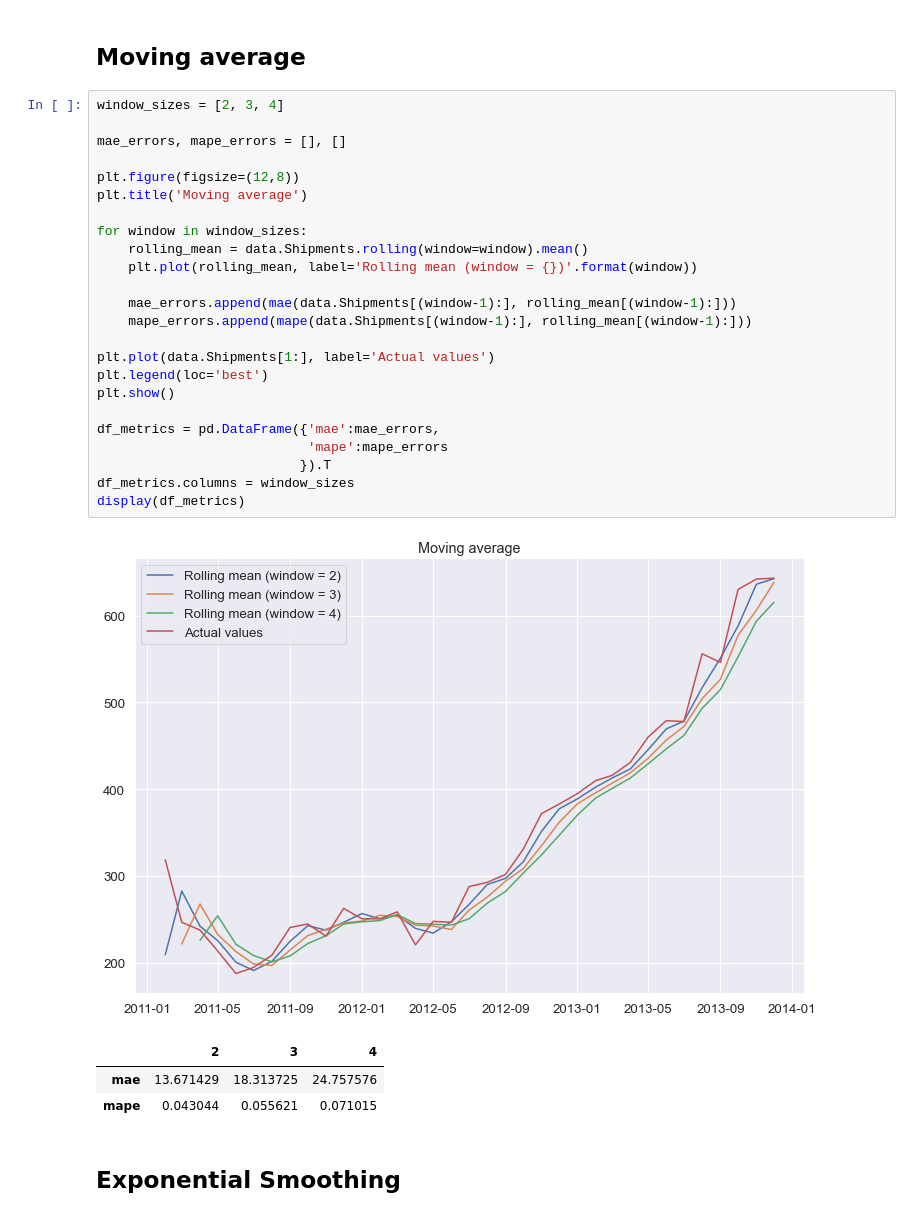
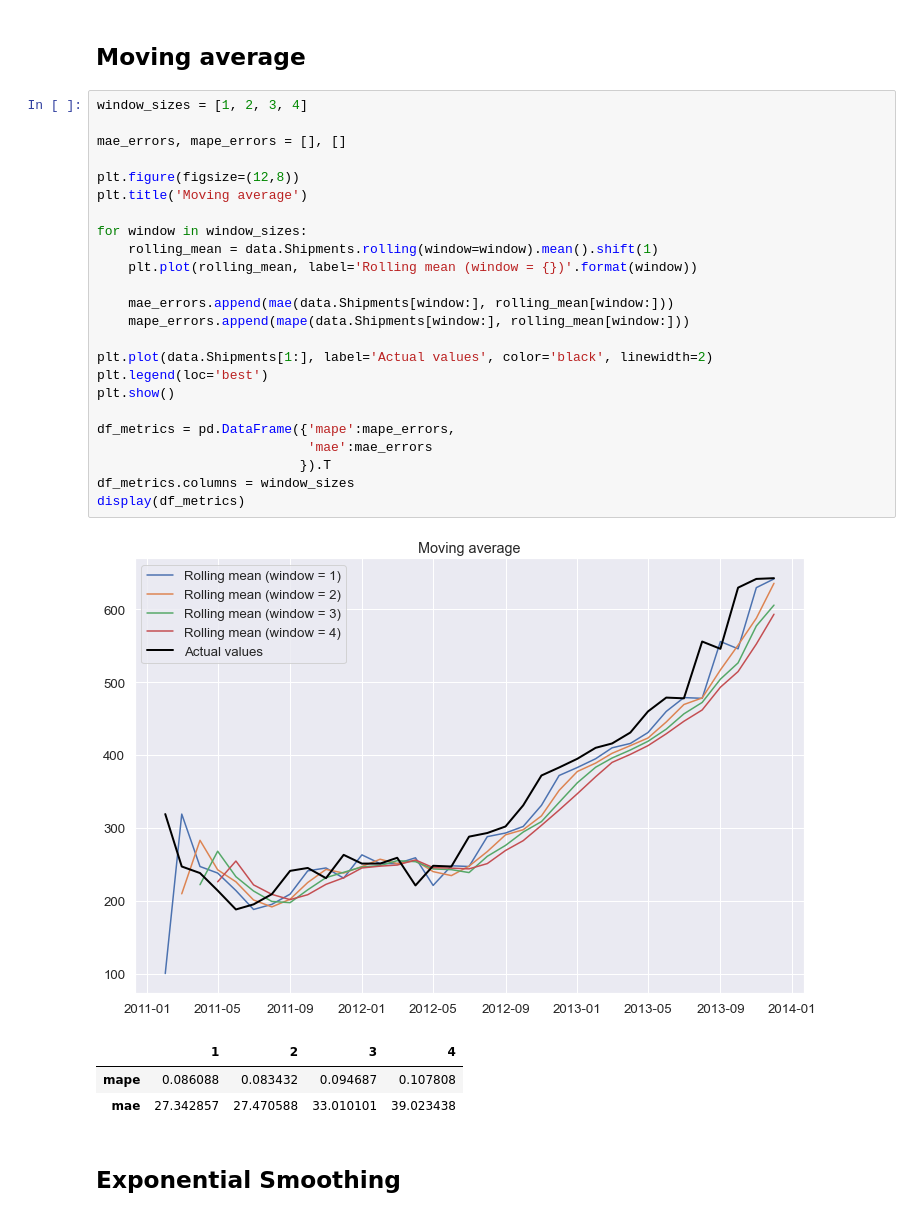
Before and after one commit to Dosann/Time-series-forecast, a Jupyter notebook: shipment_forecast.ipynb, the cells around one changed output. Saved outputs shown, nothing was run; the diff lists cells and outputs as text.

Commit message:
Updated moving average

```diff
--- a/shipment_forecast.ipynb
+++ b/shipment_forecast.ipynb
@@ -123,35 +123,35 @@ plt.show()
 [figure]
 # %% [markdown]
 ## Moving average
-# %%
-window_sizes = [2, 3, 4]
-
-mae_errors, mape_errors = [], []
-
-plt.figure(figsize=(12,8))
-plt.title('Moving average')
-
-for window in window_sizes:
-    rolling_mean = data.Shipments.rolling(window=window).mean()
-    plt.plot(rolling_mean, label='Rolling mean (window = {})'.format(window))
-
-    mae_errors.append(mae(data.Shipments[(window-1):], rolling_mean[(window-1):]))
-    mape_errors.append(mape(data.Shipments[(window-1):], rolling_mean[(window-1):]))
-
-plt.plot(data.Shipments[1:], label='Actual values')
-plt.legend(loc='best')
-plt.show()
-
-df_metrics = pd.DataFrame({'mae':mae_errors,
-                           'mape':mape_errors
-                          }).T
-df_metrics.columns = window_sizes
-display(df_metrics)
-# %% [output]
-[figure, removed]
-|  | 2 | 3 | 4 |
-| mae | 13.671429 | 18.313725 | 24.757576 |
-| mape | 0.043044 | 0.055621 | 0.071015 |
+# %%
+window_sizes = [1, 2, 3, 4]
+
+mae_errors, mape_errors = [], []
+
+plt.figure(figsize=(12,8))
+plt.title('Moving average')
+
+for window in window_sizes:
+    rolling_mean = data.Shipments.rolling(window=window).mean().shift(1)
+    plt.plot(rolling_mean, label='Rolling mean (window = {})'.format(window))
+
+    mae_errors.append(mae(data.Shipments[window:], rolling_mean[window:]))
+    mape_errors.append(mape(data.Shipments[window:], rolling_mean[window:]))
+
+plt.plot(data.Shipments[1:], label='Actual values', color='black', linewidth=2)
+plt.legend(loc='best')
+plt.show()
+
+df_metrics = pd.DataFrame({'mape':mape_errors,
+                           'mae':mae_errors
+                          }).T
+df_metrics.columns = window_sizes
+display(df_metrics)
+# %% [output]
+[figure, added]
+|  | 1 | 2 | 3 | 4 |
+| mape | 0.086088 | 0.083432 | 0.094687 | 0.107808 |
+| mae | 27.342857 | 27.470588 | 33.010101 | 39.023438 |
 # %% [markdown]
 ## Exponential Smoothing
 # %% [markdown]
```
Also changed, not shown: parts of 15 cells of this notebook.
